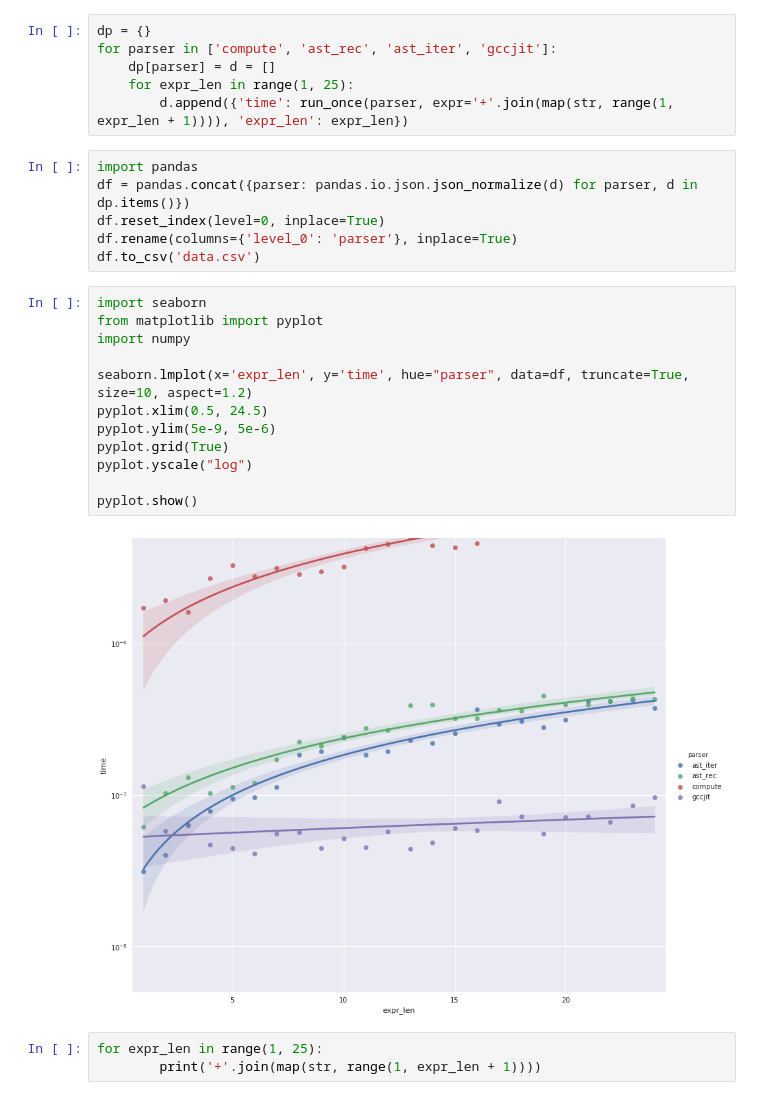
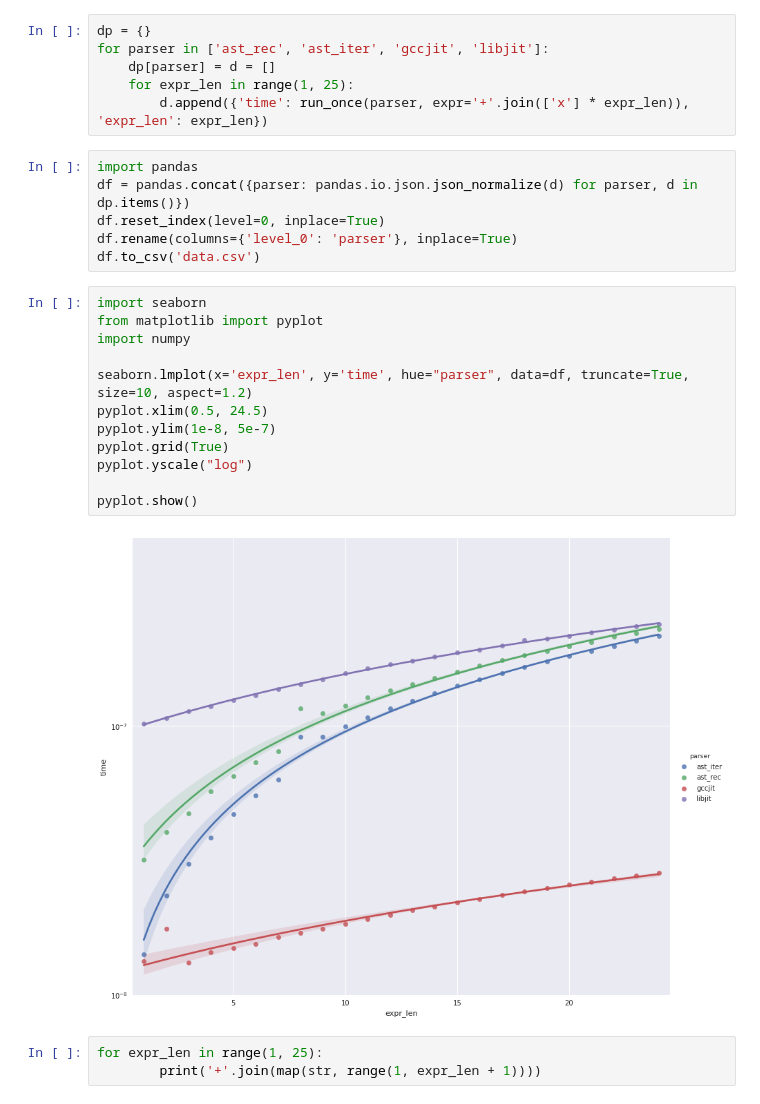
Before and after one commit to VictorDenisov/calc, a Jupyter notebook: benchmark.ipynb, the cells around one changed output. Saved outputs shown, nothing was run; the diff lists cells and outputs as text.

Commit message:
Add libjit to benchmark, change it to x+x+x+...
Also remove compute parser as it's too slow.

```diff
--- a/benchmark.ipynb
+++ b/benchmark.ipynb
@@ -9,10 +9,10 @@ def run_once(parser, *, iter_num=10000000, expr='2+2*x'):
     return (end_time - start_time) / iter_num
 # %%
 dp = {}
-for parser in ['compute', 'ast_rec', 'ast_iter', 'gccjit']:
+for parser in ['ast_rec', 'ast_iter', 'gccjit', 'libjit']:
     dp[parser] = d = []
     for expr_len in range(1, 25):
-        d.append({'time': run_once(parser, expr='+'.join(map(str, range(1, expr_len + 1)))), 'expr_len': expr_len})
+        d.append({'time': run_once(parser, expr='+'.join(['x'] * expr_len)), 'expr_len': expr_len})
 # %%
 import pandas
 df = pandas.concat({parser: pandas.io.json.json_normalize(d) for parser, d in dp.items()})
@@ -22,17 +22,17 @@ df.to_csv('data.csv')
 # %%
 import seaborn
 from matplotlib import pyplot
 import numpy
 
 seaborn.lmplot(x='expr_len', y='time', hue="parser", data=df, truncate=True, size=10, aspect=1.2)
 pyplot.xlim(0.5, 24.5)
-pyplot.ylim(5e-9, 5e-6)
+pyplot.ylim(1e-8, 5e-7)
 pyplot.grid(True)
 pyplot.yscale("log")
 
 pyplot.show()
 # %% [output]
-[figure, old version]
+[figure, new version]
 # %%
 for expr_len in range(1, 25):
         print('+'.join(map(str, range(1, expr_len + 1))))
```
Also changed, not shown: 1 other file.
